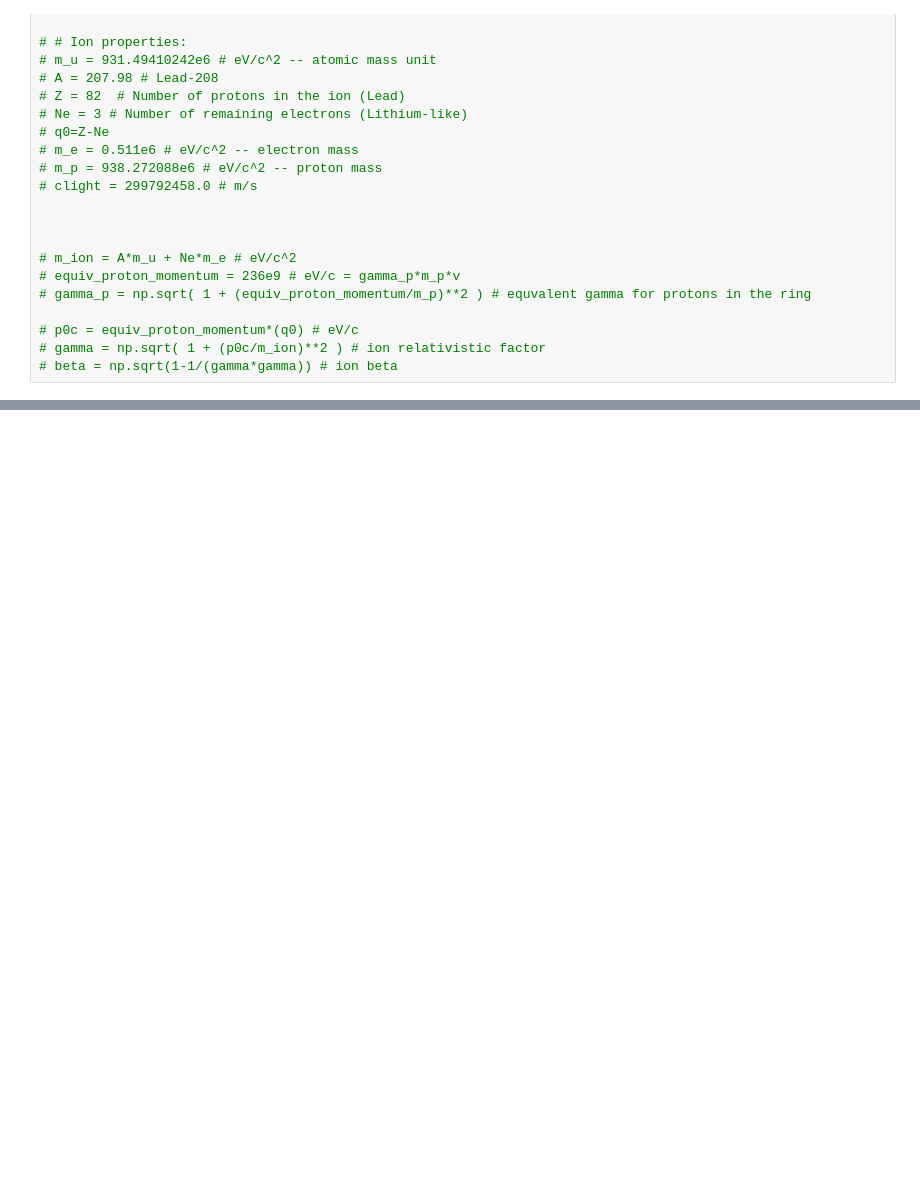
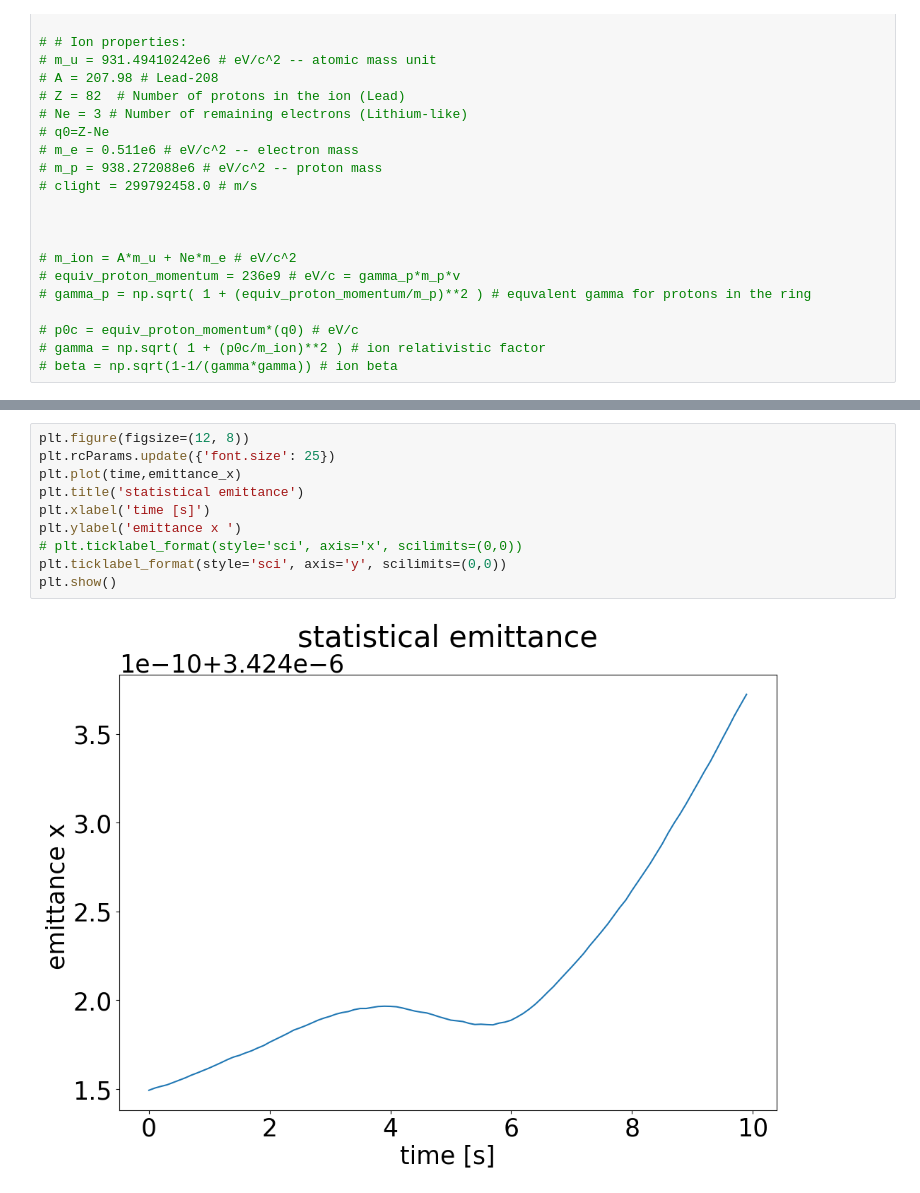
Before and after one commit to pkruyt/laser_cooling, a Jupyter notebook: SPS/SPS_pulsed/SPS_pulsed_arc.ipynb, the cells around one changed output, grey strips where cells are left out. Cells and saved outputs as stored; diff of their text form; blank space fills up the shorter version.

```diff
--- a/SPS/SPS_pulsed/SPS_pulsed_arc.ipynb
+++ b/SPS/SPS_pulsed/SPS_pulsed_arc.ipynb
@@ -322,0 +443,12 @@ np.savez('results/Pulsed_data.npz', x=x, px=px, y=y, py=py, zeta=zeta, delta=del
+# %%
+plt.figure(figsize=(12, 8))
+plt.rcParams.update({'font.size': 25})
+plt.plot(time,emittance_x)
+plt.title('statistical emittance')
+plt.xlabel('time [s]')
+plt.ylabel('emittance x ')
+# plt.ticklabel_format(style='sci', axis='x', scilimits=(0,0))
+plt.ticklabel_format(style='sci', axis='y', scilimits=(0,0))
+plt.show()
+# %% [output]
+[figure, added]
```
Also changed, not shown: parts of 22 cells of this notebook, 3 other files.
